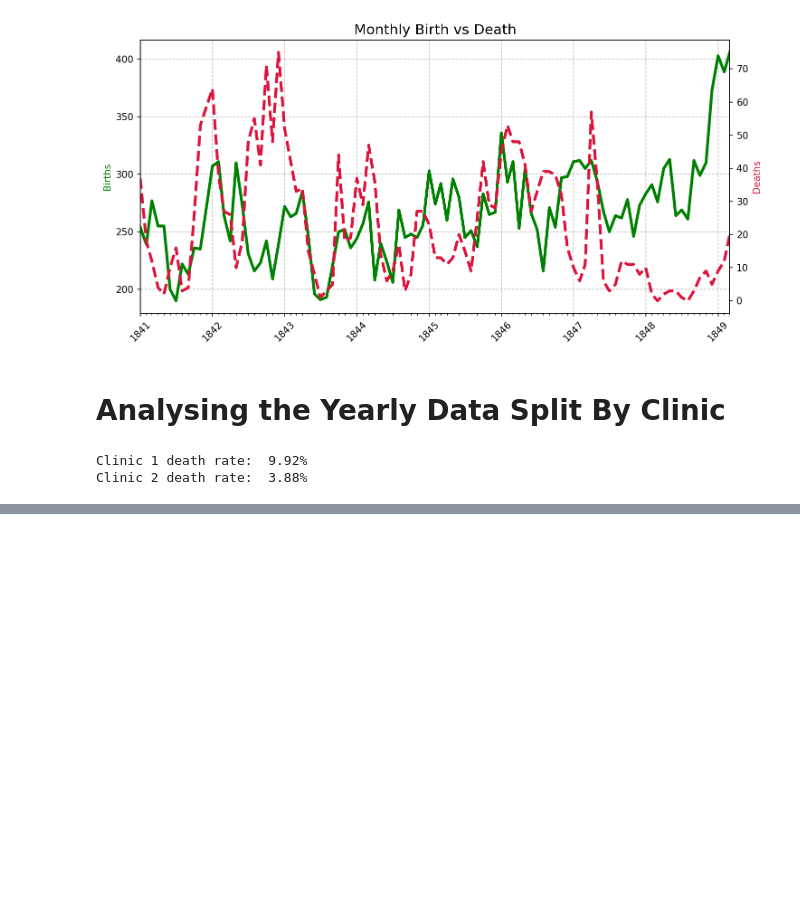
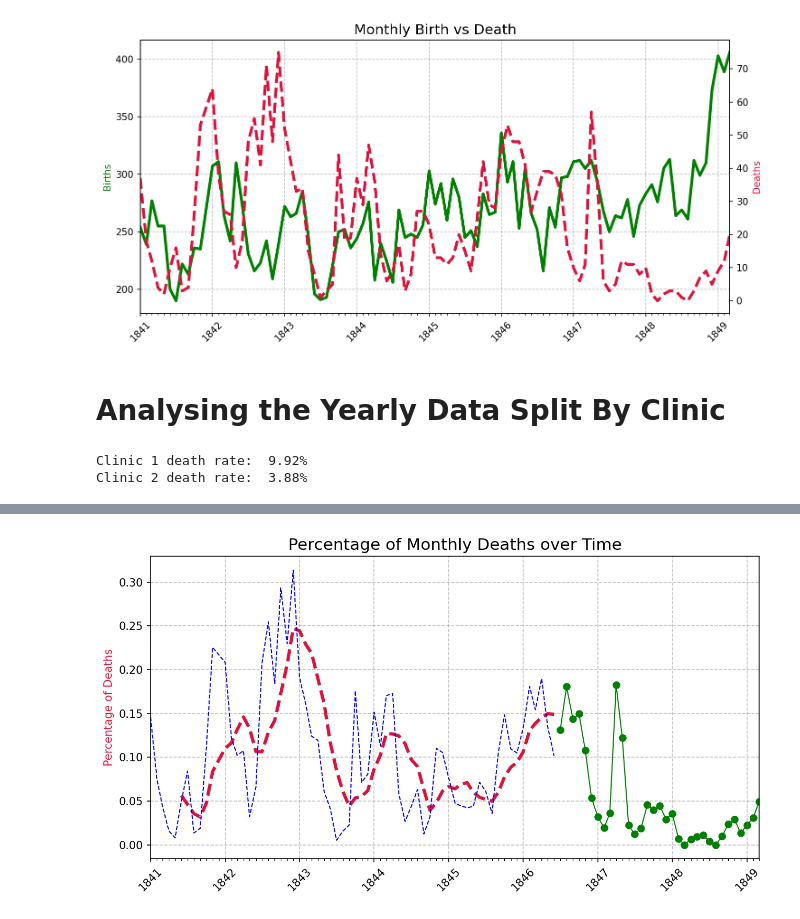
Before and after one commit to myself-Irfan/100_Python_Angela, a Jupyter notebook: 80.ipynb, the cells around one changed output, grey strips where cells are left out. Drawn from its saved outputs; the diff is of its cells as text; code cells hidden in the pictures; blank space fills up the shorter version.

```diff
--- a/80.ipynb
+++ b/80.ipynb
@@ -248,0 +251,90 @@ Clinic 2 death rate:  3.88%
+# %%
+if __name__ == '__main__':
+    setup_logging()
+
+    monthly_df = fetch_df('input-80-2.csv')
+    monthly_df.date = pd.to_datetime(monthly_df.date, errors='coerce')
+
+    # challenge 1
+    monthly_df['death_pct'] = monthly_df.deaths / monthly_df.births
+
+    before_wash = monthly_df[monthly_df.date < '1846-07-01']
+    after_wash = monthly_df[monthly_df.date >= '1846-07-01']
+
+    print(f'Avg death before 1846-07-01: {before_wash.deaths.sum() / before_wash.births.sum() * 100:.2f}%')
+    print(f'Avg death after 1846-07-01: {after_wash.deaths.sum() / after_wash.births.sum() * 100:.2f}%')
+
+    # challenge 2
+    before_wash_rolling = before_wash.rolling(window=6, on='date').mean().set_index('date')
+    # print(f'Before wash rolling avg death:\n{before_wash_rolling}')
+
+    # challenge 3
+    years = mdates.YearLocator()
+    months = mdates.MonthLocator()
+    years_fmt = mdates.DateFormatter('%Y')
+
+    plt.figure(
+        figsize=(10, 5),
+        dpi=150
+    )
+    plt.title('Percentage of Monthly Deaths over Time', fontsize=15)
+    plt.xticks(
+        fontsize=10,
+        rotation=45
+    )
+    plt.yticks(
+        fontsize=10
+    )
+
+    plt.ylabel(
+        'Percentage of Deaths',
+        color='crimson',
+        fontsize=10
+    )
+
+    ax = plt.gca()
+    ax.xaxis.set_major_locator(years)
+    ax.xaxis.set_major_formatter(years_fmt)
+    ax.xaxis.set_minor_locator(months)
+
+    ax.set_xlim(
+        monthly_df.date.min(),
+        monthly_df.date.max()
+    )
+
+    plt.grid(
+        color='grey',
+        linestyle='--',
+        alpha=0.5
+    )
+
+    bwr_line, = plt.plot(
+        before_wash_rolling.index,
+        before_wash_rolling.death_pct,
+        color='crimson',
+        linewidth=3,
+        linestyle='--',
+        label='6m Moving Average'
+    )
+    bw_line, = plt.plot(
+        before_wash.date,
+        before_wash.death_pct,
+        color='blue',
+        linewidth=1,
+        linestyle='--',
+        label='Before Handwash'
+    )
+    aw_line, = plt.plot(
+        after_wash.date,
+        after_wash.death_pct,
+        color='green',
+        linewidth=1,
+        marker='o',
+        label='After Handwash'
+    )
+    plt.legend(
+        handles=[bwr_line, bw_line, aw_line],
+        fontsize=10
+    )
+    plt.show()
+# %% [output]
@@ -248,0 +344 @@ Clinic 2 death rate:  3.88%
+[figure, added]
```
Also changed, not shown: parts of 2 cells of this notebook.
